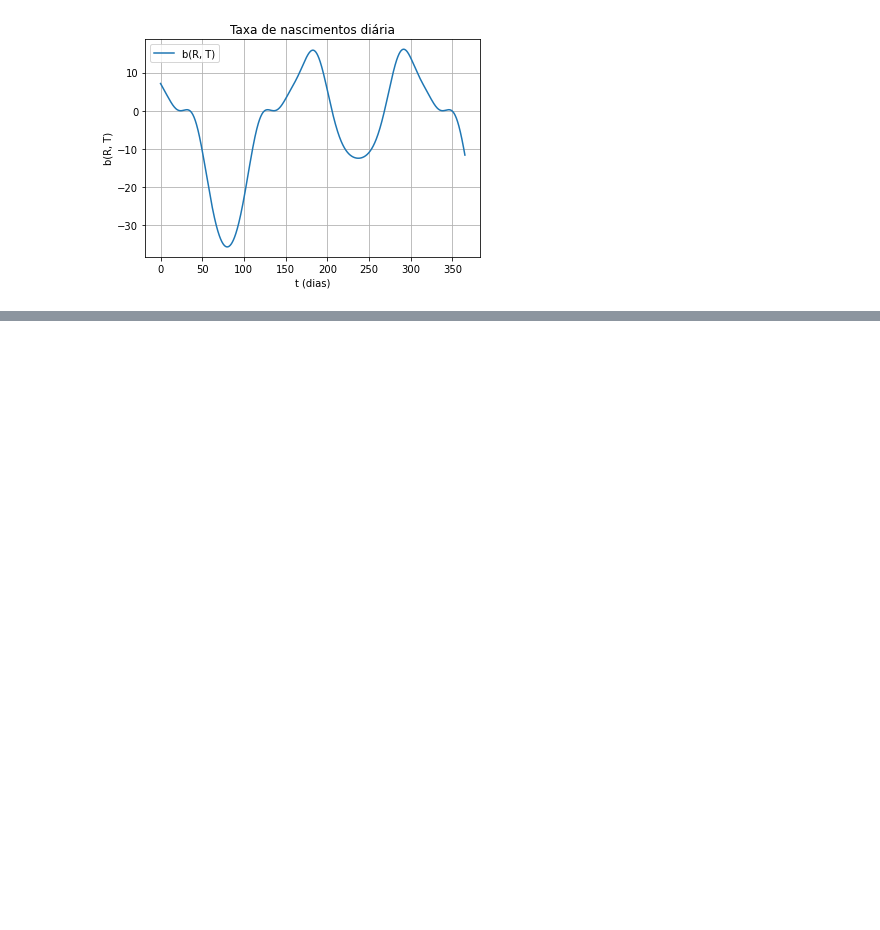
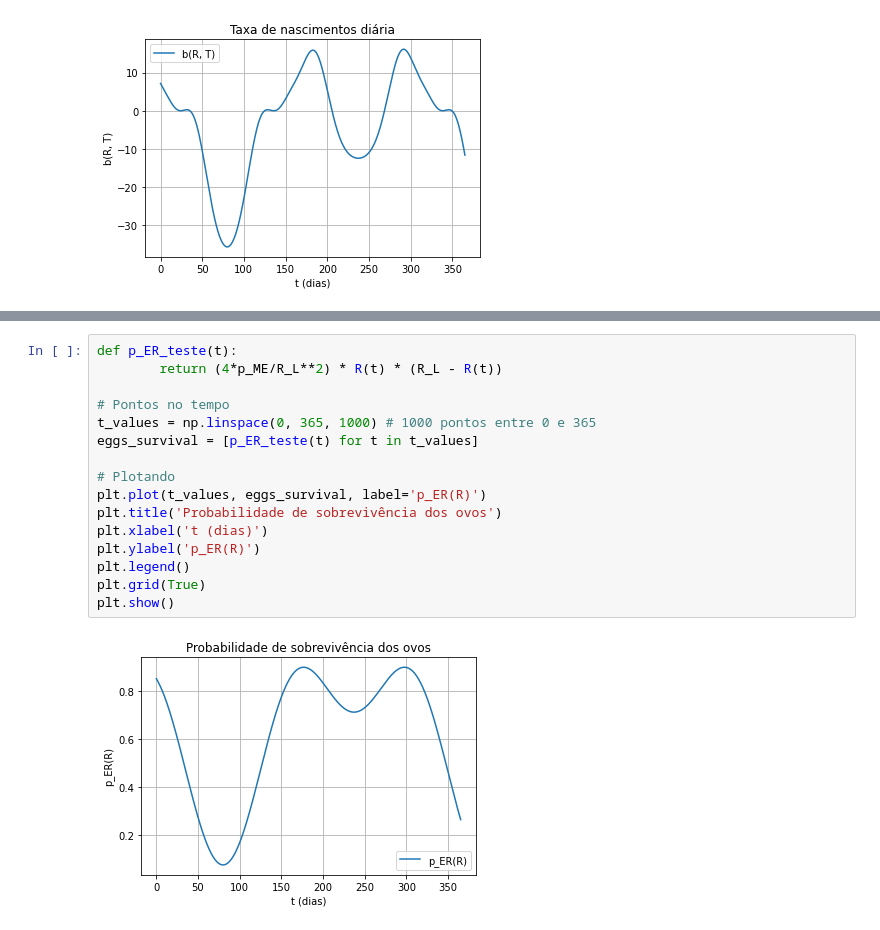
Before and after one commit to RaphaLevy/TCC, a Jupyter notebook: Discussão/Plots_de_Taxas.ipynb, the cells around one changed output, grey strips where cells are left out. Saved outputs shown, nothing was run; the diff lists cells and outputs as text; blank space fills up the shorter version.

```diff
--- a/Discussão/Plots_de_Taxas.ipynb
+++ b/Discussão/Plots_de_Taxas.ipynb
@@ -880,0 +907,18 @@ plt.show()
+# %%
+def p_ER_teste(t):
+        return (4*p_ME/R_L**2) * R(t) * (R_L - R(t))
+
+# Pontos no tempo
+t_values = np.linspace(0, 365, 1000) # 1000 pontos entre 0 e 365
+eggs_survival = [p_ER_teste(t) for t in t_values]
+
+# Plotando
+plt.plot(t_values, eggs_survival, label='p_ER(R)')
+plt.title('Probabilidade de sobrevivência dos ovos')
+plt.xlabel('t (dias)')
+plt.ylabel('p_ER(R)')
+plt.legend()
+plt.grid(True)
+plt.show()
+# %% [output]
+[figure, added]
```
Also changed, not shown: parts of 4 cells of this notebook.
